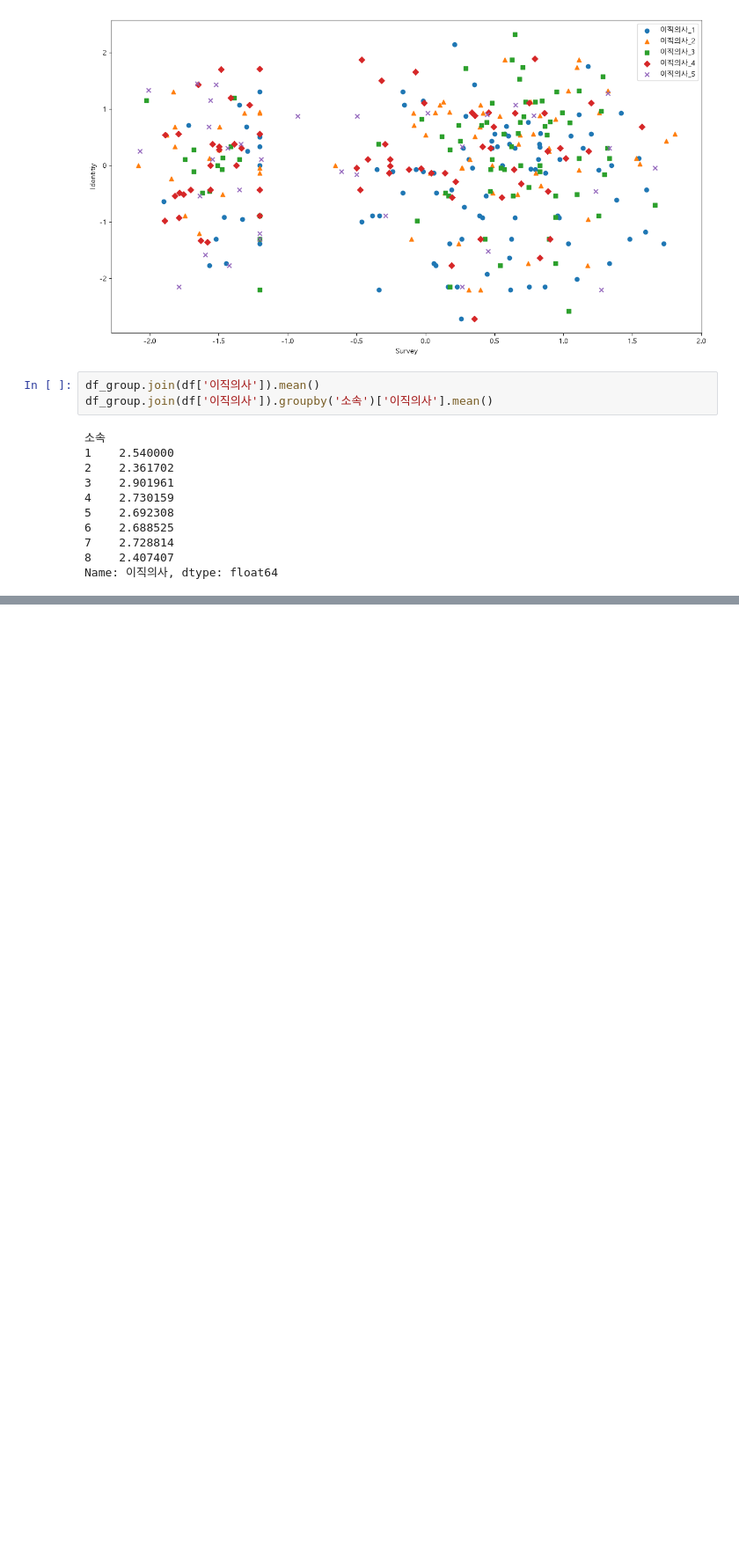
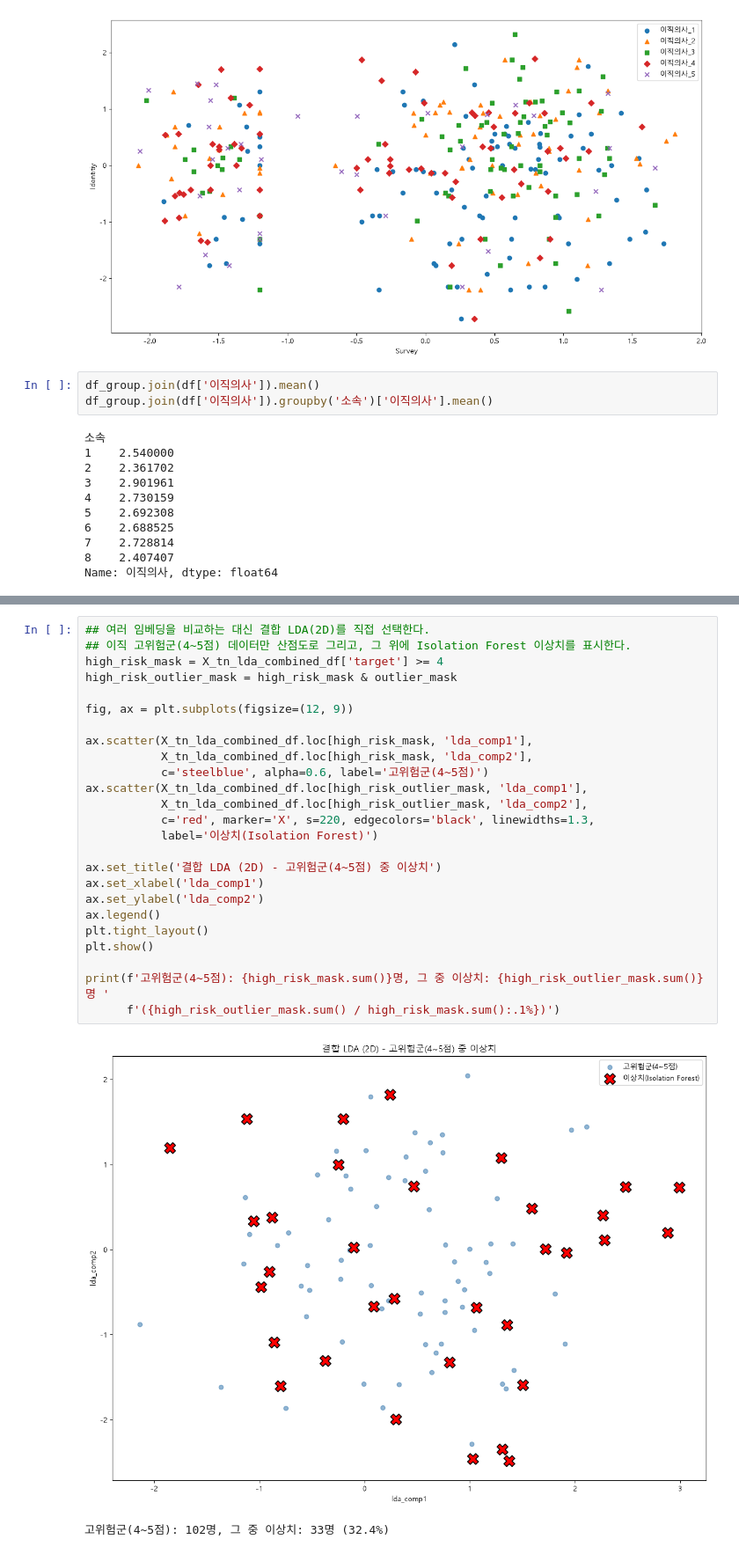
Before and after one commit to ununbum/AIBigDataProject, a Jupyter notebook: src/train_model.ipynb, the cells around one changed output, grey strips where cells are left out. Shown at 88% size. Cells and saved outputs as stored; diff of their text form; blank space fills up the shorter version.

```diff
--- a/src/train_model.ipynb
+++ b/src/train_model.ipynb
@@ -309,0 +372,28 @@ Name: count, dtype: int64
+# %%
+## 여러 임베딩을 비교하는 대신 결합 LDA(2D)를 직접 선택한다.
+## 이직 고위험군(4~5점) 데이터만 산점도로 그리고, 그 위에 Isolation Forest 이상치를 표시한다.
+high_risk_mask = X_tn_lda_combined_df['target'] >= 4
+high_risk_outlier_mask = high_risk_mask & outlier_mask
+
+fig, ax = plt.subplots(figsize=(12, 9))
+
+ax.scatter(X_tn_lda_combined_df.loc[high_risk_mask, 'lda_comp1'],
+           X_tn_lda_combined_df.loc[high_risk_mask, 'lda_comp2'],
+           c='steelblue', alpha=0.6, label='고위험군(4~5점)')
+ax.scatter(X_tn_lda_combined_df.loc[high_risk_outlier_mask, 'lda_comp1'],
+           X_tn_lda_combined_df.loc[high_risk_outlier_mask, 'lda_comp2'],
+           c='red', marker='X', s=220, edgecolors='black', linewidths=1.3,
+           label='이상치(Isolation Forest)')
+
+ax.set_title('결합 LDA (2D) - 고위험군(4~5점) 중 이상치')
+ax.set_xlabel('lda_comp1')
+ax.set_ylabel('lda_comp2')
+ax.legend()
+plt.tight_layout()
+plt.show()
+
+print(f'고위험군(4~5점): {high_risk_mask.sum()}명, 그 중 이상치: {high_risk_outlier_mask.sum()}명 '
+      f'({high_risk_outlier_mask.sum() / high_risk_mask.sum():.1%})')
+# %% [output]
+[figure, added]
+고위험군(4~5점): 102명, 그 중 이상치: 33명 (32.4%)
```
Also changed, not shown: parts of 9 cells of this notebook.
